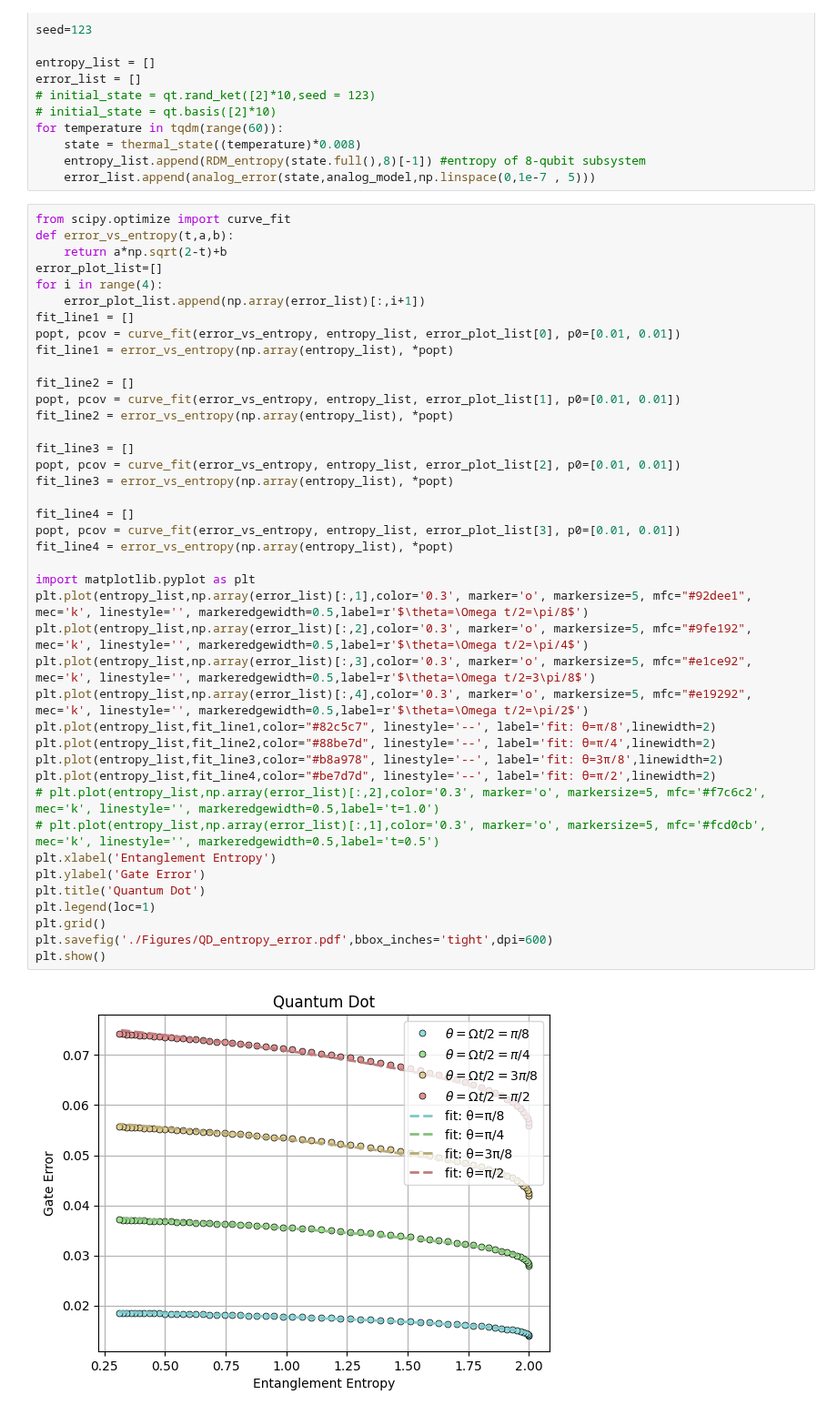
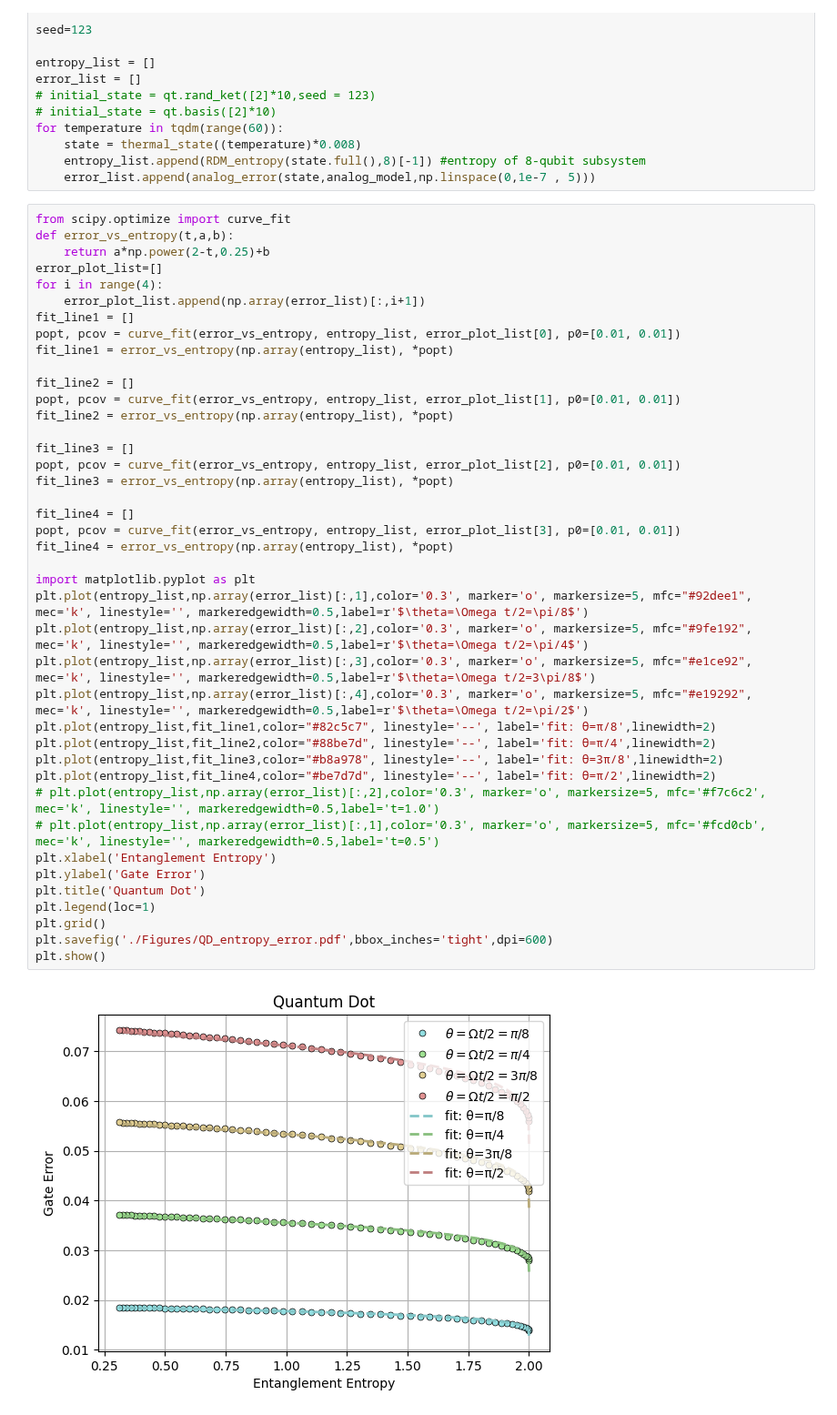
Before and after one commit to minidas/Entanglement-Induced-Resilience-of-Quantum-Dynamics, a Jupyter notebook: Quantum_dot_qutip.ipynb, the cells around one changed output. Shown at 91% size. Saved outputs shown, nothing was run; the diff lists cells and outputs as text.

```diff
--- a/Quantum_dot_qutip.ipynb
+++ b/Quantum_dot_qutip.ipynb
@@ -69,7 +69,7 @@ for temperature in tqdm(range(60)):
 # %%
 from scipy.optimize import curve_fit
 def error_vs_entropy(t,a,b):
-    return a*np.sqrt(2-t)+b
+    return a*np.power(2-t,0.25)+b
 error_plot_list=[]
 for i in range(4):
     error_plot_list.append(np.array(error_list)[:,i+1])
@@ -81,31 +81,31 @@ fit_line2 = []
 popt, pcov = curve_fit(error_vs_entropy, entropy_list, error_plot_list[1], p0=[0.01, 0.01])
 fit_line2 = error_vs_entropy(np.array(entropy_list), *popt)
 
 fit_line3 = []
 popt, pcov = curve_fit(error_vs_entropy, entropy_list, error_plot_list[2], p0=[0.01, 0.01])
 fit_line3 = error_vs_entropy(np.array(entropy_list), *popt)
 
 fit_line4 = []
 popt, pcov = curve_fit(error_vs_entropy, entropy_list, error_plot_list[3], p0=[0.01, 0.01])
 fit_line4 = error_vs_entropy(np.array(entropy_list), *popt)
 
 import matplotlib.pyplot as plt
 plt.plot(entropy_list,np.array(error_list)[:,1],color='0.3', marker='o', markersize=5, mfc="#92dee1", mec='k', linestyle='', markeredgewidth=0.5,label=r'$\theta=\Omega t/2=\pi/8$')
 plt.plot(entropy_list,np.array(error_list)[:,2],color='0.3', marker='o', markersize=5, mfc="#9fe192", mec='k', linestyle='', markeredgewidth=0.5,label=r'$\theta=\Omega t/2=\pi/4$')
 plt.plot(entropy_list,np.array(error_list)[:,3],color='0.3', marker='o', markersize=5, mfc="#e1ce92", mec='k', linestyle='', markeredgewidth=0.5,label=r'$\theta=\Omega t/2=3\pi/8$')
 plt.plot(entropy_list,np.array(error_list)[:,4],color='0.3', marker='o', markersize=5, mfc="#e19292", mec='k', linestyle='', markeredgewidth=0.5,label=r'$\theta=\Omega t/2=\pi/2$')
 plt.plot(entropy_list,fit_line1,color="#82c5c7", linestyle='--', label='fit: θ=π/8',linewidth=2)
 plt.plot(entropy_list,fit_line2,color="#88be7d", linestyle='--', label='fit: θ=π/4',linewidth=2)
 plt.plot(entropy_list,fit_line3,color="#b8a978", linestyle='--', label='fit: θ=3π/8',linewidth=2)
 plt.plot(entropy_list,fit_line4,color="#be7d7d", linestyle='--', label='fit: θ=π/2',linewidth=2)
 # plt.plot(entropy_list,np.array(error_list)[:,2],color='0.3', marker='o', markersize=5, mfc='#f7c6c2', mec='k', linestyle='', markeredgewidth=0.5,label='t=1.0')
 # plt.plot(entropy_list,np.array(error_list)[:,1],color='0.3', marker='o', markersize=5, mfc='#fcd0cb', mec='k', linestyle='', markeredgewidth=0.5,label='t=0.5')
 plt.xlabel('Entanglement Entropy')
 plt.ylabel('Gate Error')
 plt.title('Quantum Dot')
 plt.legend(loc=1)
 plt.grid()
 plt.savefig('./Figures/QD_entropy_error.pdf',bbox_inches='tight',dpi=600)
 plt.show()
 # %% [output]
-[figure, old version]
+[figure, new version]
```
Also changed, not shown: 3 other files.
